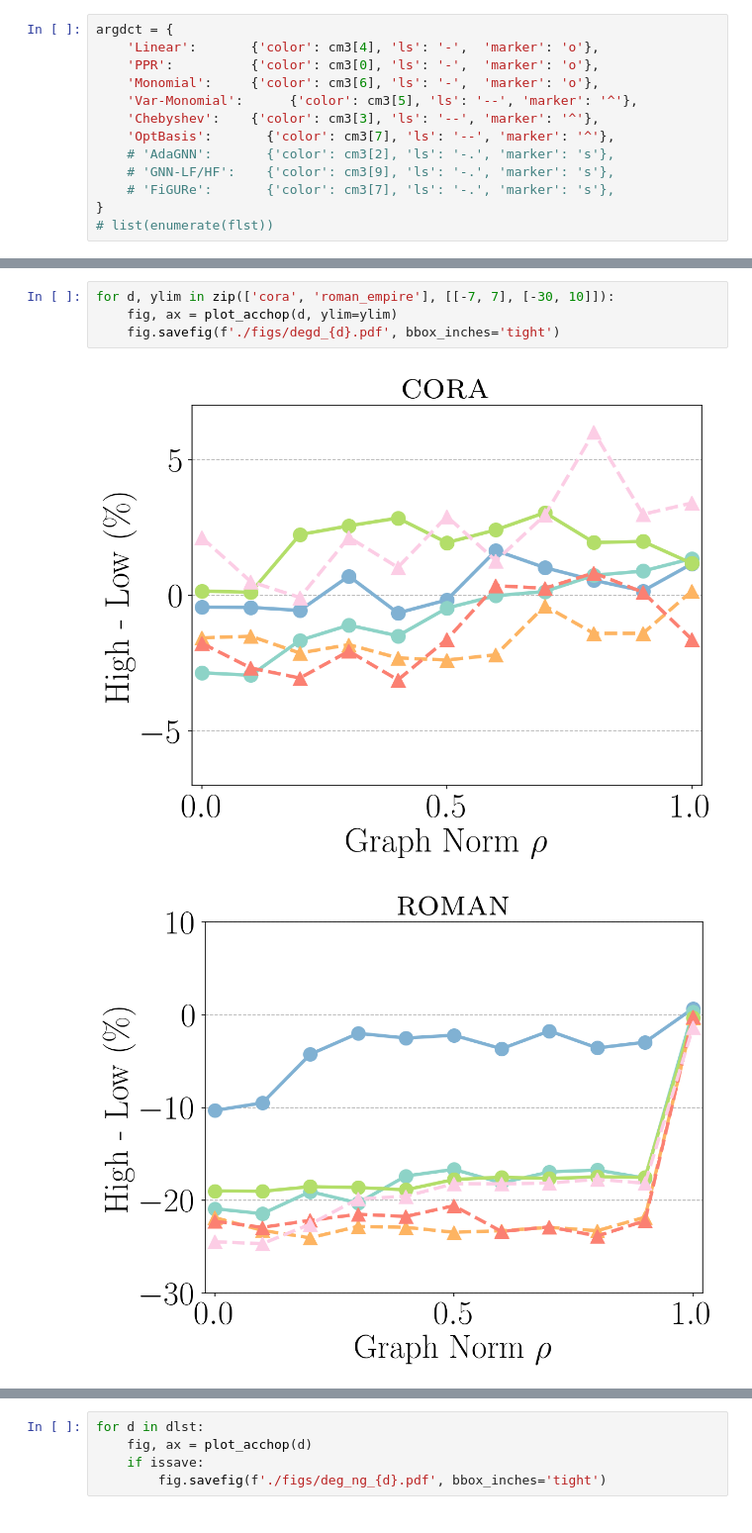
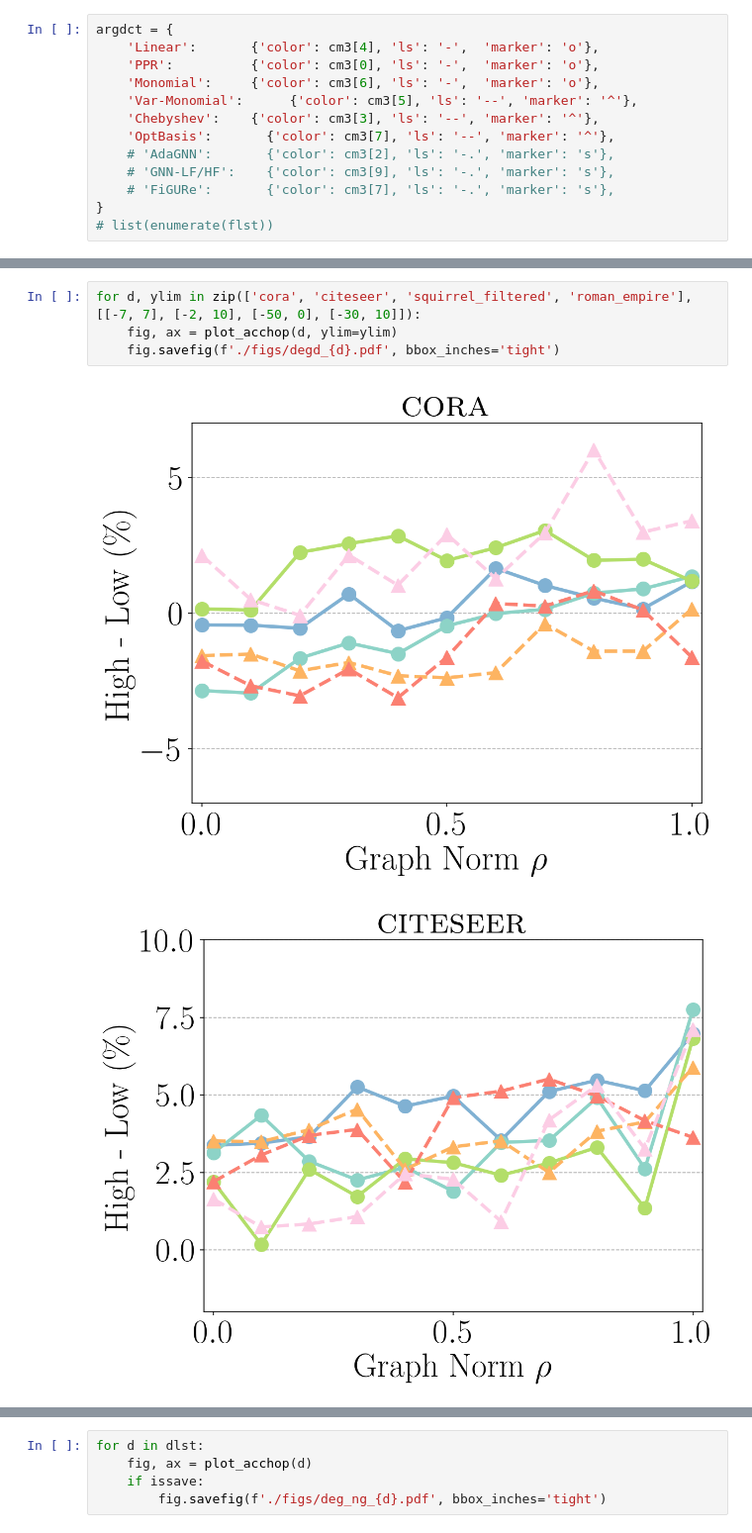
Before and after one commit to gdmnl/Spectral-GNN-Benchmark, a Jupyter notebook: benchmark/notebook/fig_degng.ipynb, the cells around one changed output, grey strips where cells are left out. Shown at 99% size. Saved outputs shown, nothing was run; the diff lists cells and outputs as text.

```diff
--- a/benchmark/notebook/fig_degng.ipynb
+++ b/benchmark/notebook/fig_degng.ipynb
@@ -222,7 +219,7 @@ def export_legend(ax, filename="legend.png", loc=3):
 # %%
-for d, ylim in zip(['cora', 'roman_empire'], [[-7, 7], [-30, 10]]):
+for d, ylim in zip(['cora', 'citeseer', 'squirrel_filtered', 'roman_empire'], [[-7, 7], [-2, 10], [-50, 0], [-30, 10]]):
     fig, ax = plot_acchop(d, ylim=ylim)
     fig.savefig(f'./figs/degd_{d}.pdf', bbox_inches='tight')
 # %% [output]
 [figure]
-[figure, old version]
+[figure, new version]
```
Also changed, not shown: parts of 2 cells of this notebook, 3 other files.
